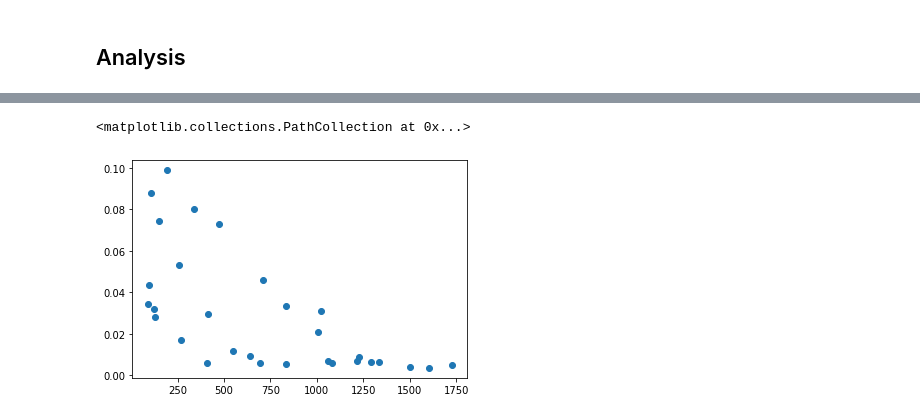
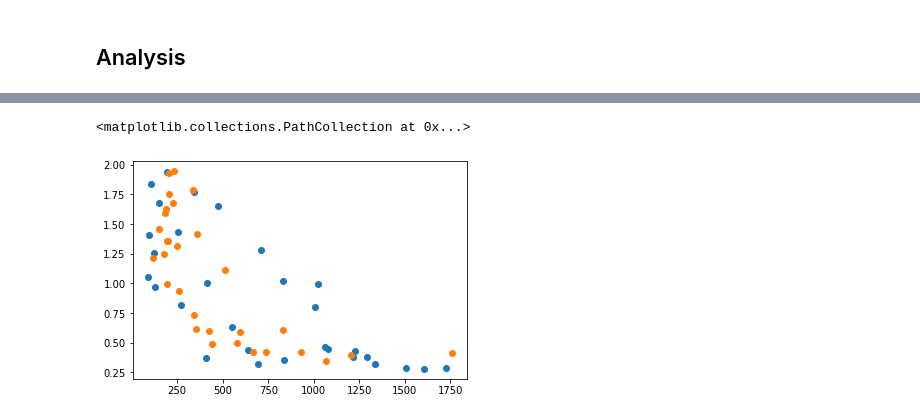
Before and after one commit to randlab/simplified-ds, a Jupyter notebook: Case1.ipynb, the cells around one changed output, grey strips where cells are left out. Cells and saved outputs as stored; diff of their text form; code cells hidden in the pictures.

```diff
--- a/Case1.ipynb
+++ b/Case1.ipynb
@@ -103,10 +137,11 @@ df_ds.head()
 ## DSBC ensembles
 # %%
 f_values = [1/i for i in [8, 16, 32, 64, 128, 256]]
-n_values = [8, 16, 32, 64]
+n_values = [8, 16, 24, 32, 64]
 parameter_sets = [[i,j] for i in n_values for j in f_values]
 
 df_dsbc_parameters = pd.DataFrame(parameter_sets, columns=['nneighboringNode', 'maxScanFraction'])
 df_dsbc_parameters['distanceThreshold'] = 0
 df_dsbc_parameters.head()
+len(df_dsbc_parameters)
 # %% [output]
@@ -119,6 +149,5 @@ df_dsbc_parameters.head()
 # %%
-compute_scores_dsbc = save_computation(compute_scores, 'df_dsbc.pickle')
-df_dsbc = compute_scores_dsbc(df_dsbc_parameters, simulator.DSBC)
+df_dsbc = compute('df_dsbc_ext2.pickle', compute_scores, df_dsbc_parameters, simulator.FluvialDSBC)
 df_dsbc.head()
 # %% [output]
 |  | nneighboringNode | maxScanFraction | distanceThreshold | timing | ot_get_function | ot_variogram |
@@ -129,0 +159,10 @@ df_dsbc.head()
+# %%
+max_conn = max(df_ds['ot_get_function'].max(), df_dsbc['ot_get_function'].max())
+max_vario = max(df_ds['ot_variogram'].max(), df_dsbc['ot_variogram'].max())
+df_ds['error_connectivity'] = df_ds['ot_get_function']/max_conn
+df_ds['error_variogram'] = df_ds['ot_variogram']/max_vario
+df_ds['total_error'] = df_ds['error_connectivity'] + df_ds['error_variogram']
+# %%
+df_dsbc['error_connectivity'] = df_dsbc['ot_get_function']/max_conn
+df_dsbc['error_variogram'] = df_dsbc['ot_variogram']/max_vario
+df_dsbc['total_error'] = df_dsbc['error_connectivity'] + df_dsbc['error_variogram']
@@ -132,5 +226,6 @@ df_dsbc.head()
 # %%
-plt.scatter(x=df_ds['timing'], y=df_ds['ot_variogram']+df_ds['ot_get_function'])
+plt.scatter(x=df_ds['timing'], y=df_ds['total_error'])
+plt.scatter(x=df_dsbc['timing'], y=df_dsbc['total_error'])
 # %% [output]
 <matplotlib.collections.PathCollection at 0x...>
-[figure, old version]
+[figure, new version]
```
Also changed, not shown: parts of 24 cells of this notebook, 8 other files.
